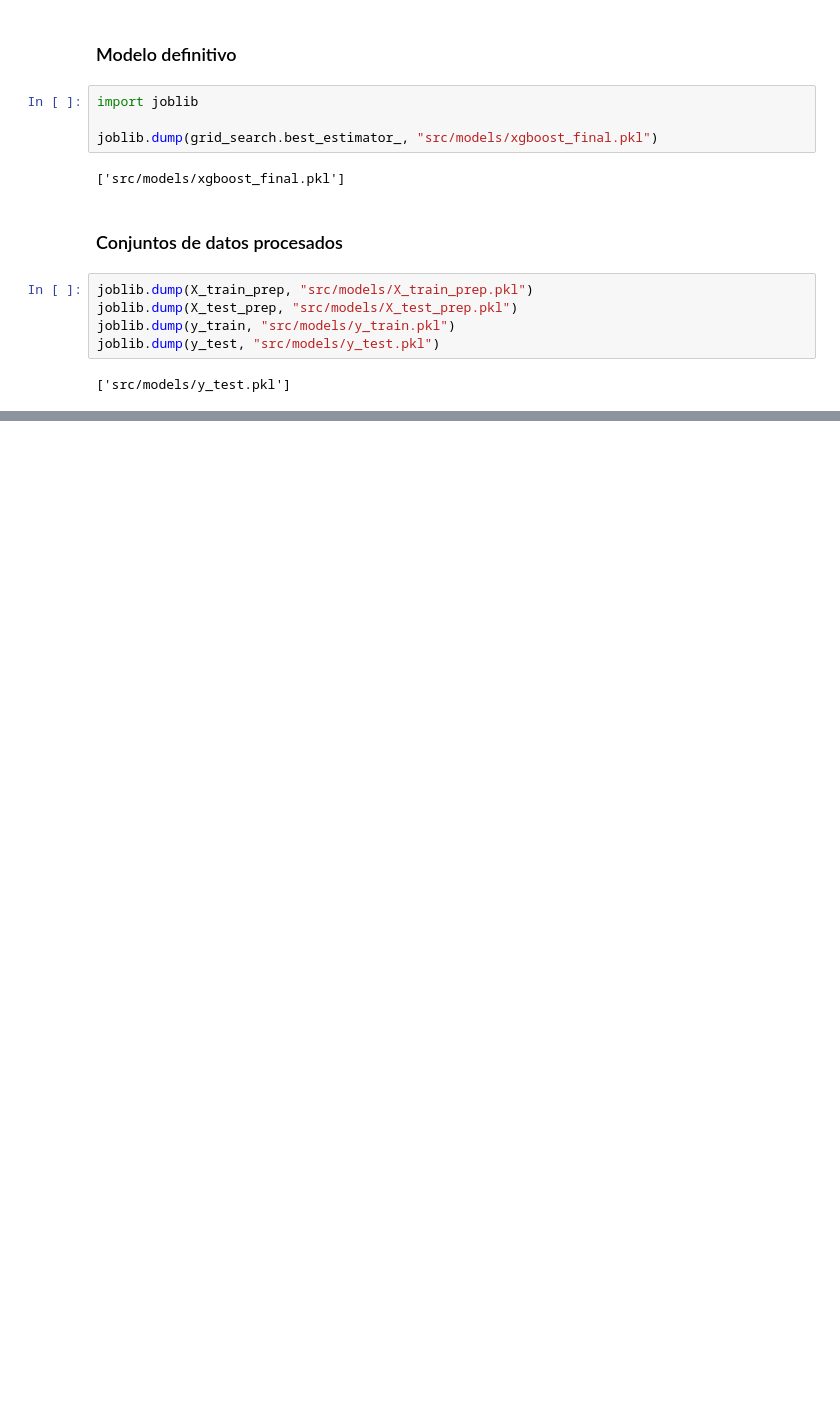
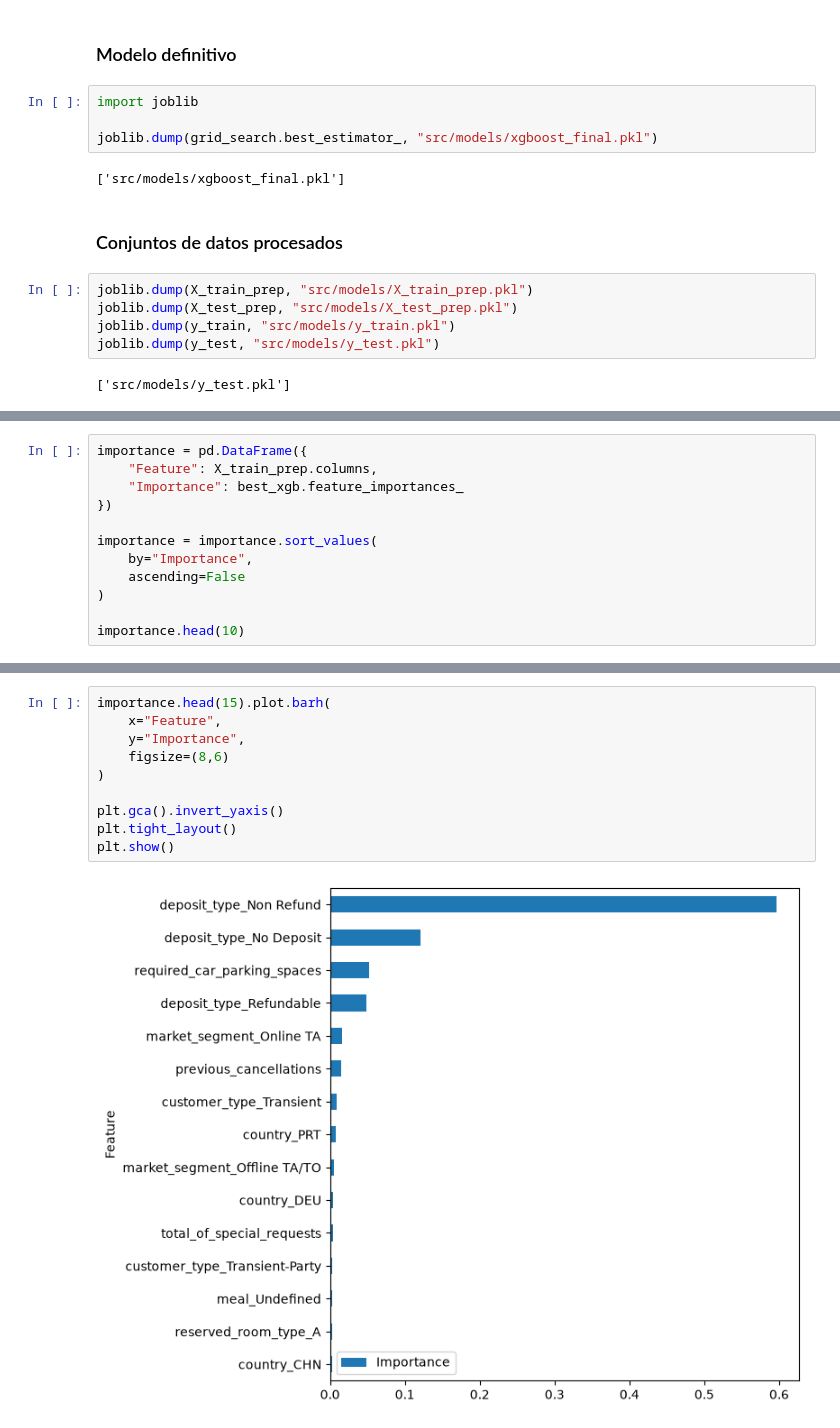
Before and after one commit to mrguezrodriguez/ML_hotel_bookings, a Jupyter notebook: main.ipynb, the cells around one changed output, grey strips where cells are left out. Drawn from its saved outputs; the diff is of its cells as text; blank space fills up the shorter version.

```diff
--- a/main.ipynb
+++ b/main.ipynb
@@ -1719,0 +1819,12 @@ joblib.dump(y_test, "src/models/y_test.pkl")
+# %%
+importance = pd.DataFrame({
+    "Feature": X_train_prep.columns,
+    "Importance": best_xgb.feature_importances_
+})
+
+importance = importance.sort_values(
+    by="Importance",
+    ascending=False
+)
+
+importance.head(10)
@@ -1719,0 +1843,12 @@ joblib.dump(y_test, "src/models/y_test.pkl")
+# %%
+importance.head(15).plot.barh(
+    x="Feature",
+    y="Importance",
+    figsize=(8,6)
+)
+
+plt.gca().invert_yaxis()
+plt.tight_layout()
+plt.show()
+# %% [output]
+[figure, added]
```
Also changed, not shown: parts of 29 cells of this notebook, 1 other file.
